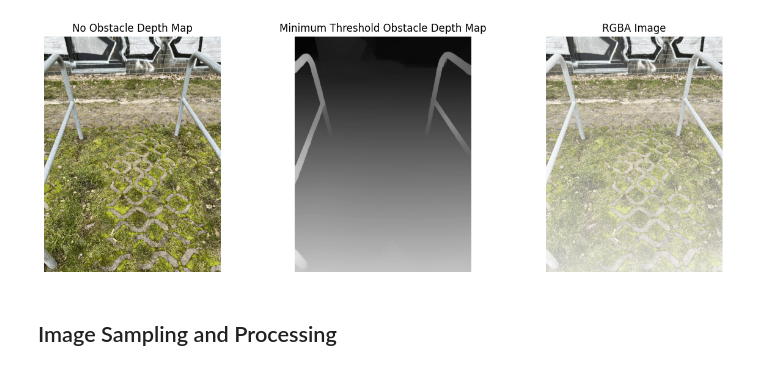
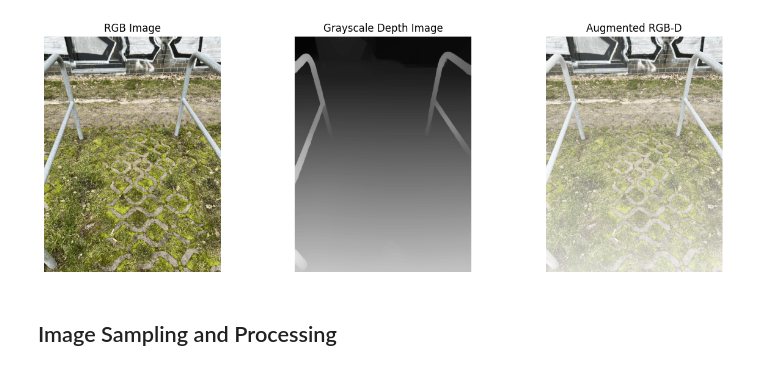
Before and after one commit to kayesokua/bikeway-obstacles-detection, a Jupyter notebook: data_preparation.ipynb, the cells around one changed output. Drawn from its saved outputs; the diff is of its cells as text; code cells hidden in the pictures.

```diff
--- a/data_preparation.ipynb
+++ b/data_preparation.ipynb
@@ -17,25 +15,25 @@ from data.helpers import *
 # %%
 rgb_img = Image.open("data/test-png/side_obstacle1_rgb.png")
 depth_img = Image.open("data/test-png/side_obstacle1_depth.png").convert("L")
 
 depth_data = np.asarray(depth_img)
 depth_data_norm = (depth_data - np.min(depth_data)) / (np.max(depth_data) - np.min(depth_data)) * 255
 alpha_channel = Image.fromarray(255 - depth_data_norm.astype(np.uint8))
 rgba_img = Image.merge("RGBA", tuple(rgb_img.split()[:3]) + (alpha_channel,))
 
 fig, ax = plt.subplots(1, 3, figsize=(15, 5))
 ax[0].imshow(rgb_img)
-ax[0].set_title('No Obstacle Depth Map')
+ax[0].set_title('RGB Image')
 ax[1].imshow(depth_img, cmap='gray')
-ax[1].set_title('Minimum Threshold Obstacle Depth Map')
+ax[1].set_title('Grayscale Depth Image')
 ax[2].imshow(rgba_img)
-ax[2].set_title('RGBA Image')
+ax[2].set_title('Augmented RGB-D')
 ax[0].axis('off')
 ax[1].axis('off')
 ax[2].axis('off')
 plt.show()
 # %% [output]
-[figure, old version]
+[figure, new version]
 # %% [markdown]
 ## Image Sampling and Processing
 # %%
```
Also changed, not shown: parts of 7 cells of this notebook.
